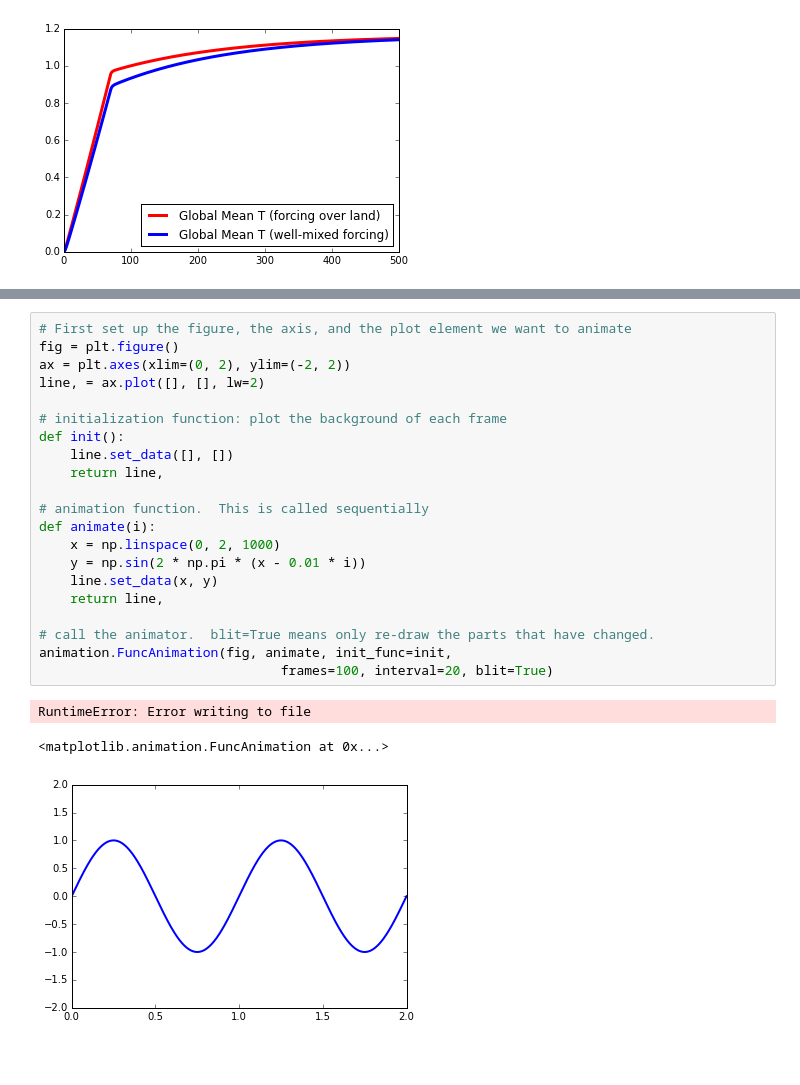
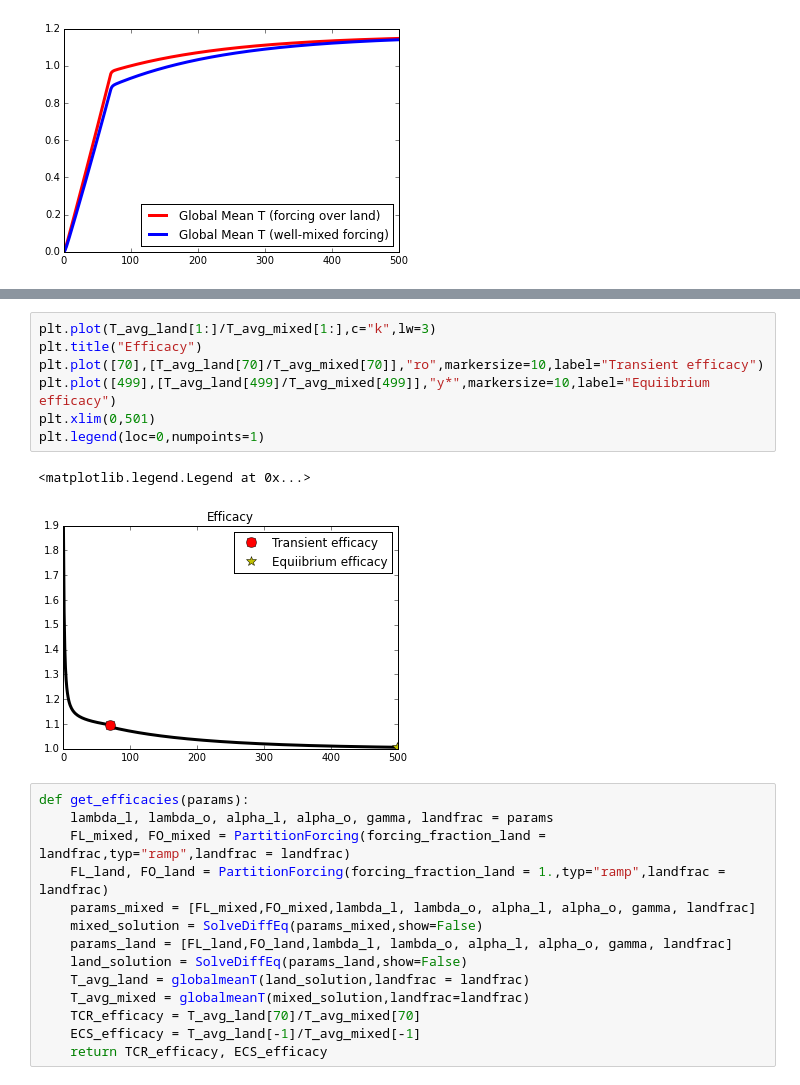
Before and after one commit to katemarvel/efficacy-model, a Jupyter notebook: SimpleModel.ipynb, the cells around one changed output, grey strips where cells are left out. Saved outputs shown, nothing was run; the diff lists cells and outputs as text; blank space fills up the shorter version.

Commit message:
Removed animation

```diff
--- a/SimpleModel.ipynb
+++ b/SimpleModel.ipynb
@@ -273,25 +159,24 @@ RuntimeError: Error writing to file
-# %%
-# First set up the figure, the axis, and the plot element we want to animate
-fig = plt.figure()
-ax = plt.axes(xlim=(0, 2), ylim=(-2, 2))
-line, = ax.plot([], [], lw=2)
-
-# initialization function: plot the background of each frame
-def init():
-    line.set_data([], [])
-    return line,
-
-# animation function.  This is called sequentially
-def animate(i):
-    x = np.linspace(0, 2, 1000)
-    y = np.sin(2 * np.pi * (x - 0.01 * i))
-    line.set_data(x, y)
-    return line,
-
-# call the animator.  blit=True means only re-draw the parts that have changed.
-animation.FuncAnimation(fig, animate, init_func=init,
-                               frames=100, interval=20, blit=True)
-# %% [output]
-RuntimeError: Error writing to file
-<matplotlib.animation.FuncAnimation at 0x...>
-[figure, removed]
+# %%
+plt.plot(T_avg_land[1:]/T_avg_mixed[1:],c="k",lw=3)
+plt.title("Efficacy")
+plt.plot([70],[T_avg_land[70]/T_avg_mixed[70]],"ro",markersize=10,label="Transient efficacy")
+plt.plot([499],[T_avg_land[499]/T_avg_mixed[499]],"y*",markersize=10,label="Equiibrium efficacy")
+plt.xlim(0,501)
+plt.legend(loc=0,numpoints=1)
+# %% [output]
+<matplotlib.legend.Legend at 0x...>
+[figure, added]
+# %%
+def get_efficacies(params):
+    lambda_l, lambda_o, alpha_l, alpha_o, gamma, landfrac = params
+    FL_mixed, FO_mixed = PartitionForcing(forcing_fraction_land = landfrac,typ="ramp",landfrac = landfrac)
+    FL_land, FO_land = PartitionForcing(forcing_fraction_land = 1.,typ="ramp",landfrac = landfrac)
+    params_mixed = [FL_mixed,FO_mixed,lambda_l, lambda_o, alpha_l, alpha_o, gamma, landfrac]
+    mixed_solution = SolveDiffEq(params_mixed,show=False)
+    params_land = [FL_land,FO_land,lambda_l, lambda_o, alpha_l, alpha_o, gamma, landfrac]
+    land_solution = SolveDiffEq(params_land,show=False)
+    T_avg_land = globalmeanT(land_solution,landfrac = landfrac)
+    T_avg_mixed = globalmeanT(mixed_solution,landfrac=landfrac)
+    TCR_efficacy = T_avg_land[70]/T_avg_mixed[70]
+    ECS_efficacy = T_avg_land[-1]/T_avg_mixed[-1]
+    return TCR_efficacy, ECS_efficacy
```
Also changed, not shown: parts of 17 cells of this notebook.
